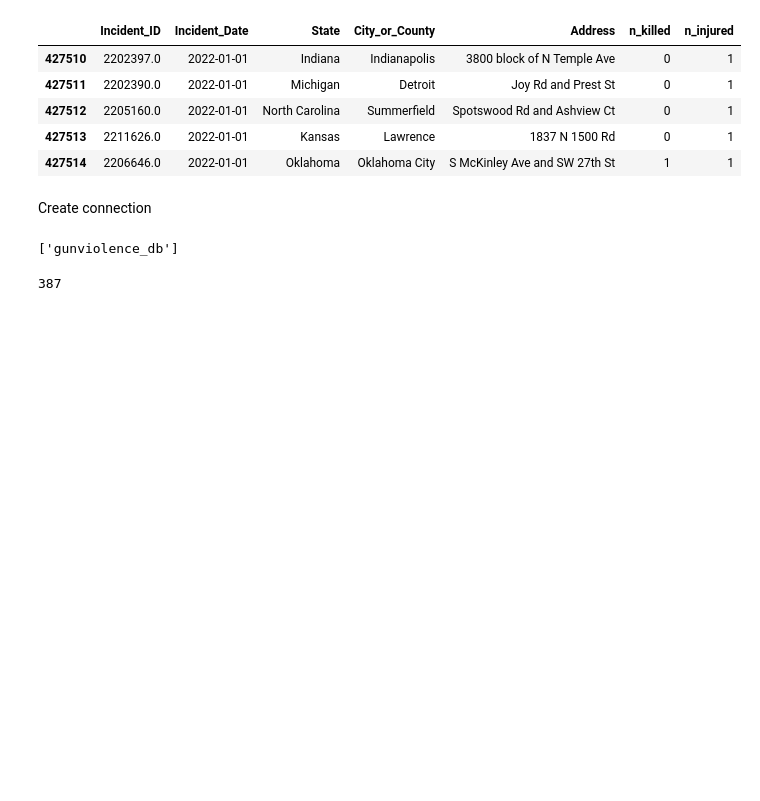
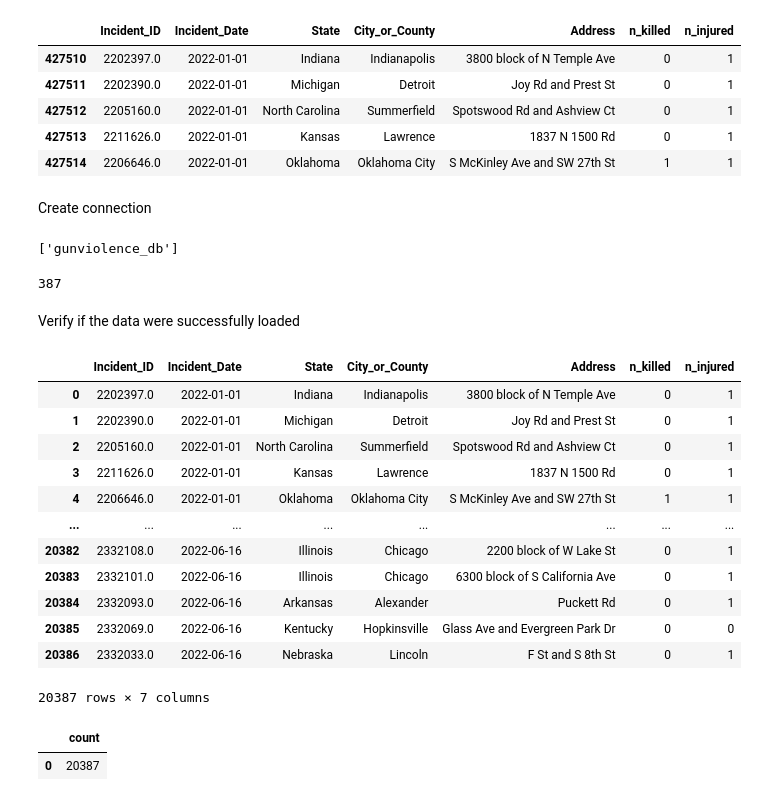
Before and after one commit to mflynn23/project2-etl-group1, a Jupyter notebook: gunviolence_data.ipynb, the cells around one changed output. Saved outputs shown, nothing was run; the diff lists cells and outputs as text; code cells hidden in the pictures; blank space fills up the shorter version.

Commit message:
verify

```diff
--- a/gunviolence_data.ipynb
+++ b/gunviolence_data.ipynb
@@ -227,3 +227,26 @@ engine.table_names()
 cleaned_df.to_sql(name='gunviolence_db', con=engine, if_exists='replace', index=False)
 # %% [output]
 387
+# %% [markdown]
+Verify if the data were successfully loaded
+# %%
+pd.read_sql_query("select * from gunviolence_db", con=engine)
+# %% [output]
+|  | Incident_ID | Incident_Date | State | City_or_County | Address | n_killed | n_injured |
+| 0 | 2202397.0 | 2022-01-01 | Indiana | Indianapolis | 3800 block of N Temple Ave | 0 | 1 |
+| 1 | 2202390.0 | 2022-01-01 | Michigan | Detroit | Joy Rd and Prest St | 0 | 1 |
+| 2 | 2205160.0 | 2022-01-01 | North Carolina | Summerfield | Spotswood Rd and Ashview Ct | 0 | 1 |
+| 3 | 2211626.0 | 2022-01-01 | Kansas | Lawrence | 1837 N 1500 Rd | 0 | 1 |
+| 4 | 2206646.0 | 2022-01-01 | Oklahoma | Oklahoma City | S McKinley Ave and SW 27th St | 1 | 1 |
+| ... | ... | ... | ... | ... | ... | ... | ... |
+| 20382 | 2332108.0 | 2022-06-16 | Illinois | Chicago | 2200 block of W Lake St | 0 | 1 |
+| 20383 | 2332101.0 | 2022-06-16 | Illinois | Chicago | 6300 block of S California Ave | 0 | 1 |
+| 20384 | 2332093.0 | 2022-06-16 | Arkansas | Alexander | Puckett Rd | 0 | 1 |
+| 20385 | 2332069.0 | 2022-06-16 | Kentucky | Hopkinsville | Glass Ave and Evergreen Park Dr | 0 | 0 |
+| 20386 | 2332033.0 | 2022-06-16 | Nebraska | Lincoln | F St and S 8th St | 0 | 1 |
+20387 rows × 7 columns
+# %%
+pd.read_sql_query("select count(*) from gunviolence_db", con=engine)
+# %% [output]
+|  | count |
+| 0 | 20387 |
```
